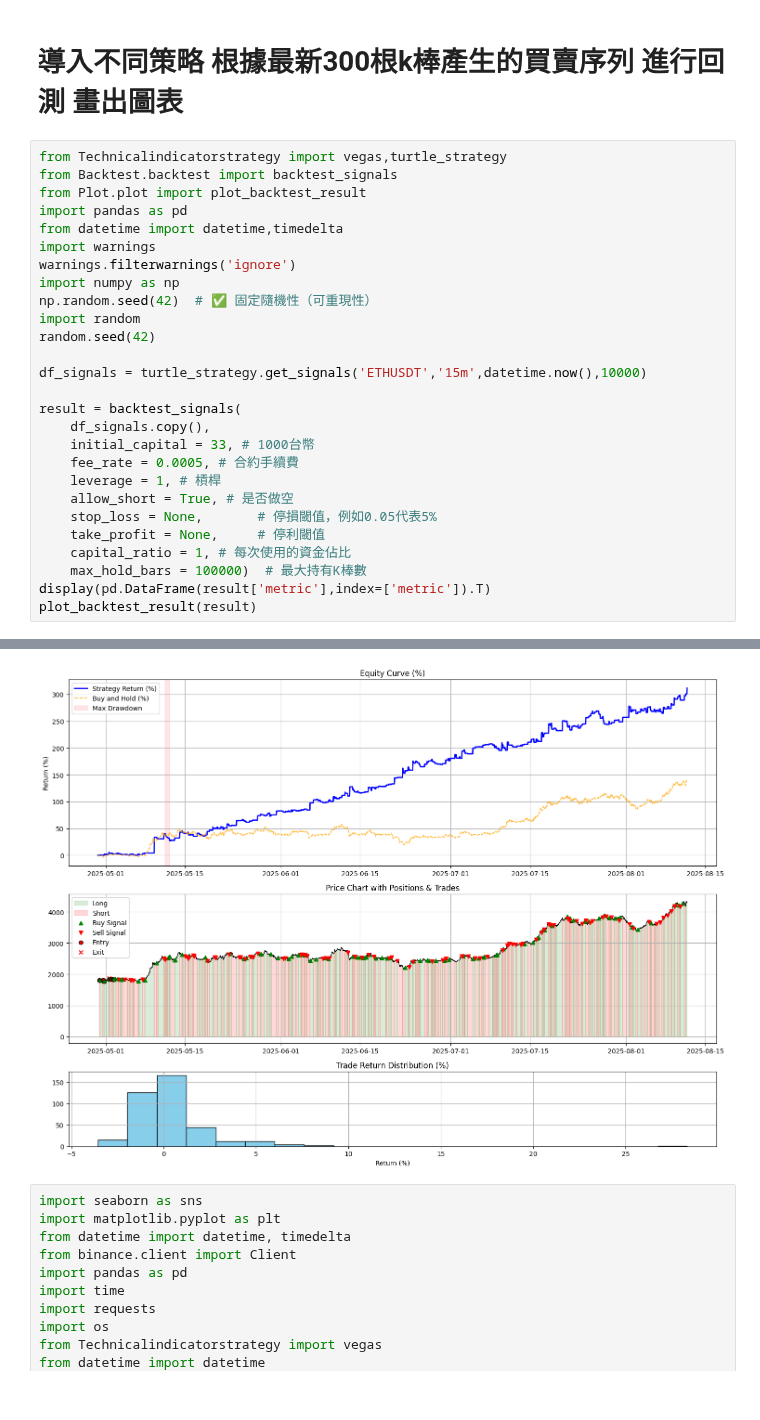
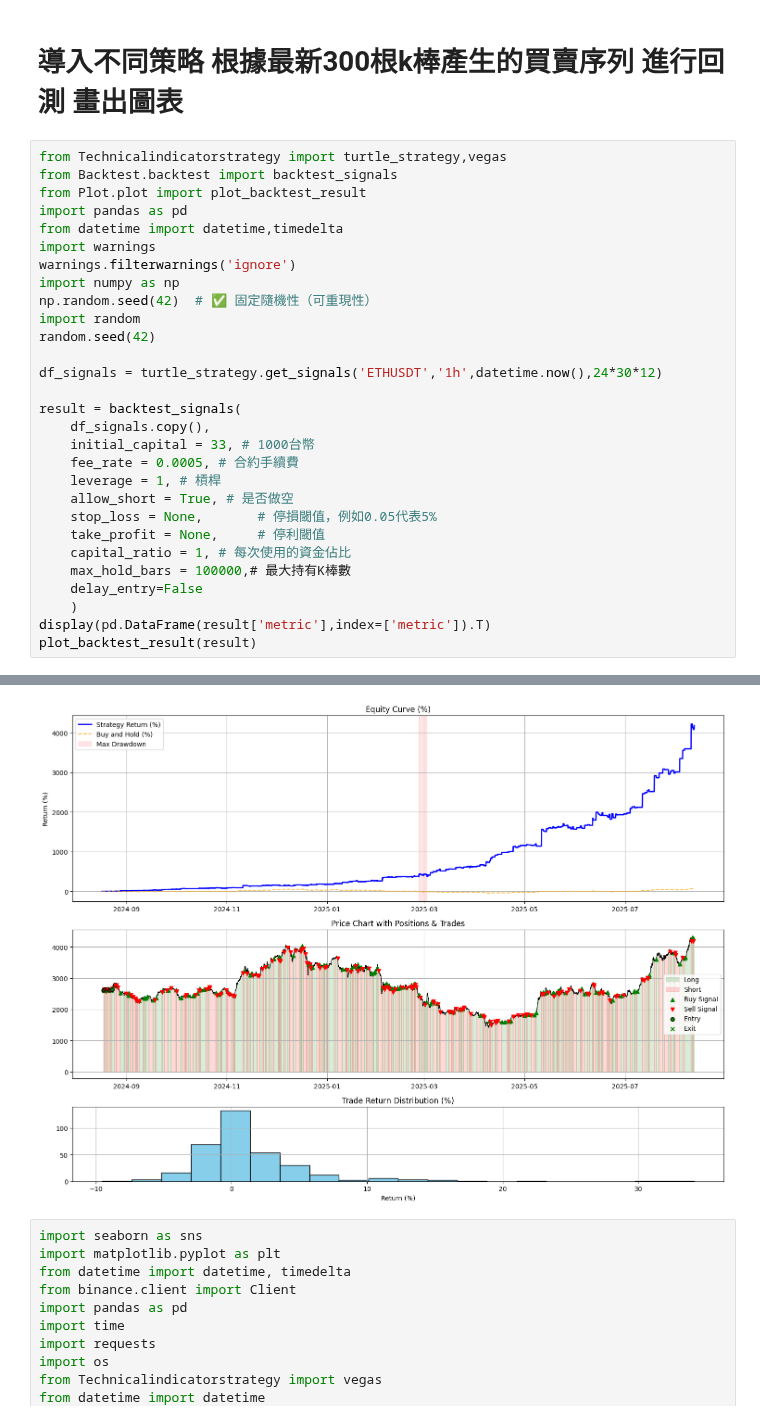
Before and after one commit to skywalker0803r/Vedanta, a Jupyter notebook: backtest_usage.ipynb, the cells around one changed output, grey strips where cells are left out. Drawn from its saved outputs; the diff is of its cells as text.

```diff
--- a/backtest_usage.ipynb
+++ b/backtest_usage.ipynb
@@ -1,7 +1,7 @@
 # %% [markdown]
 # 導入不同策略 根據最新300根k棒產生的買賣序列 進行回測 畫出圖表
 # %%
-from Technicalindicatorstrategy import vegas,turtle_strategy
+from Technicalindicatorstrategy import turtle_strategy,vegas
 from Backtest.backtest import backtest_signals
 from Plot.plot import plot_backtest_result
 import pandas as pd
@@ -13,7 +13,7 @@ np.random.seed(42)  # ✅ 固定隨機性（可重現性）
 import random
 random.seed(42)
 
-df_signals = turtle_strategy.get_signals('ETHUSDT','15m',datetime.now(),10000)
+df_signals = turtle_strategy.get_signals('ETHUSDT','1h',datetime.now(),24*30*12)
 
 result = backtest_signals(
     df_signals.copy(),
@@ -24,7 +24,9 @@ result = backtest_signals(
     stop_loss = None,       # 停損閾值，例如0.05代表5%
     take_profit = None,     # 停利閾值
     capital_ratio = 1, # 每次使用的資金佔比
-    max_hold_bars = 100000)  # 最大持有K棒數
+    max_hold_bars = 100000,# 最大持有K棒數
+    delay_entry=False
+    )
 display(pd.DataFrame(result['metric'],index=['metric']).T)
 plot_backtest_result(result)
 # %% [output]
@@ -45,4 +47,4 @@ plot_backtest_result(result)
-[figure, old version]
+[figure, new version]
 # %%
 import seaborn as sns
 import matplotlib.pyplot as plt
```
Also changed, not shown: parts of 1 cell of this notebook, 4 other files.
